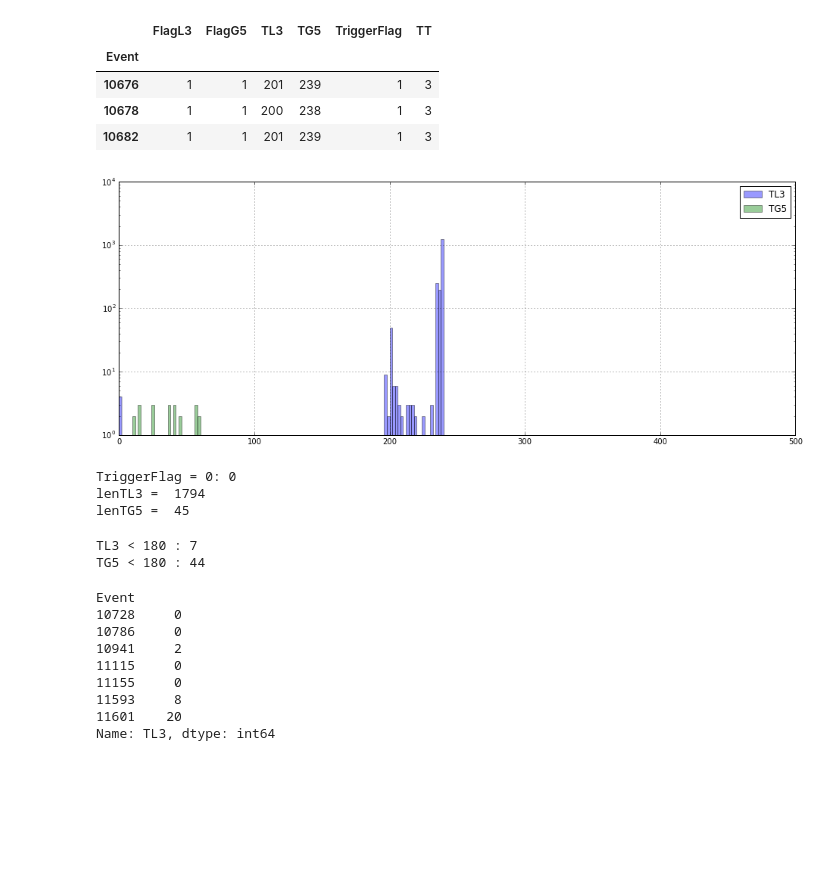
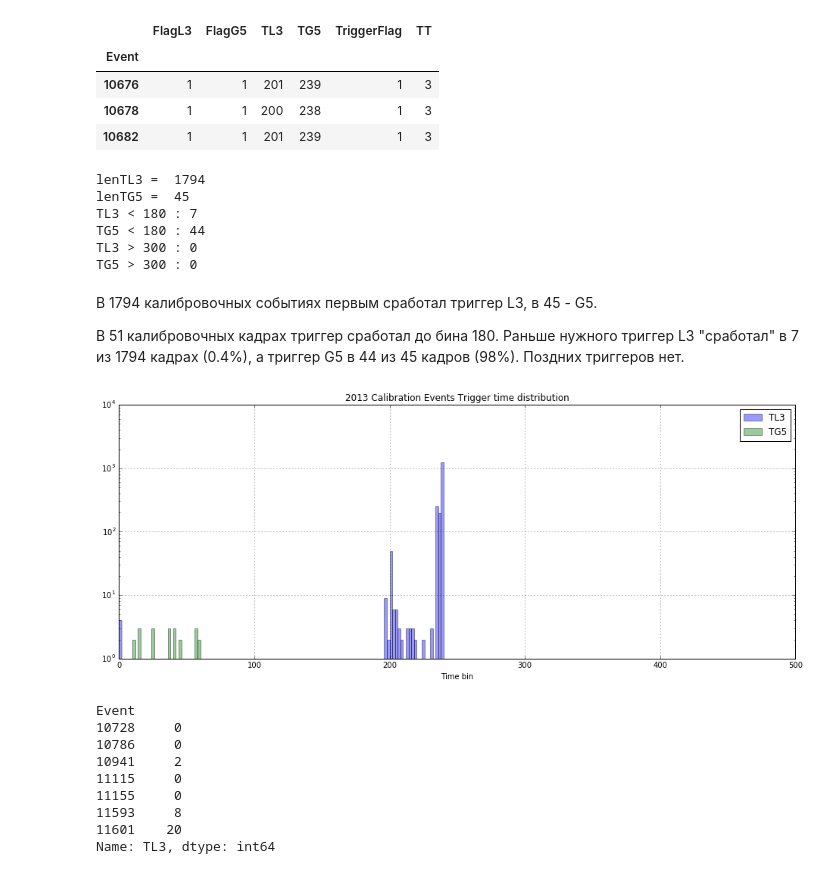
Before and after one commit to bonvech/Sphere, a Jupyter notebook: events_all.ipynb, the cells around one changed output. Drawn from its saved outputs; the diff is of its cells as text; code cells hidden in the pictures; blank space fills up the shorter version.

```diff
--- a/events_all.ipynb
+++ b/events_all.ipynb
@@ -191,30 +195,37 @@ Calibration events:  1839
 | 10676 | 1 | 1 | 201 | 239 | 1 | 3 |
 | 10678 | 1 | 1 | 200 | 238 | 1 | 3 |
 | 10682 | 1 | 1 | 201 | 239 | 1 | 3 |
+# %%
+# распределение по триггерам
+Trig_Calibrl3 = Calibr['TL3'][Calibr['TT']==3]
+Trig_Calibrg5 = Calibr['TG5'][Calibr['TT']==5]
+print('lenTL3 = ',len(Trig_Calibrl3))
+print('lenTG5 = ',len(Trig_Calibrg5))
+print('TL3 <', mint, ':', len(Trig_Calibrl3[:][Trig_Calibrl3 < mint]))
+print('TG5 <', mint, ':', len(Trig_Calibrg5[:][Trig_Calibrg5 < mint]))
+print('TL3 >', maxt, ':', len(Trig_Calibrl3[:][Trig_Calibrl3 > maxt]))
+print('TG5 >', maxt, ':', len(Trig_Calibrg5[:][Trig_Calibrg5 > maxt]))
+# %% [output]
+lenTL3 =  1794
+lenTG5 =  45
+TL3 < 180 : 7
+TG5 < 180 : 44
+TL3 > 300 : 0
+TG5 > 300 : 0
+# %% [markdown]
+В 1794 калибровочных событиях первым сработал триггер L3, в 45 - G5.
+
+В 51 калибровочных кадрах триггер сработал до бина 180.
+Раньше нужного триггер L3 "сработал" в 7 из 1794 кадрах (0.4%), а триггер G5 в 44 из 45 кадров (98%). Поздних триггеров нет.
 # %%
 plt.figure(figsize=(16,6))
 plt.hist(Calibr['TL3'][Calibr['TT']==3], range=[0, 500], bins=250, alpha=0.4, label=r"TL3")
 plt.hist(Calibr['TG5'][Calibr['TT']==5], range=[0, 500], bins=250, alpha=0.4, label=r"TG5")
 plt.legend(loc=1)
 plt.yscale('log')
+plt.title('2013 Calibration Events Trigger time distribution')
+plt.xlabel('Time bin')
 plt.grid()
 # %% [output]
-[figure, old version]
+[figure, new version]
-# %%
-print('TriggerFlag = 0:',len(Calibr[:][Calibr['TriggerFlag']==0]))
-Trig_Calibrl3 = Calibr['TL3'][Calibr['TT']==3]
-print('lenTL3 = ',len(Trig_Calibrl3))
-Trig_Calibrg5 = Calibr['TG5'][Calibr['TT']==5]
-print('lenTG5 = ',len(Trig_Calibrg5))
-# %% [output]
-TriggerFlag = 0: 0
-lenTL3 =  1794
-lenTG5 =  45
-# %%
-mint = 180
-print('TL3 <', mint, ':', len(Trig_Calibrl3[:][Trig_Calibrl3 < mint]))
-print('TG5 <', mint, ':', len(Trig_Calibrg5[:][Trig_Calibrg5 < mint]))
-# %% [output]
-TL3 < 180 : 7
-TG5 < 180 : 44
 # %%
```
Also changed, not shown: parts of 49 cells of this notebook.
